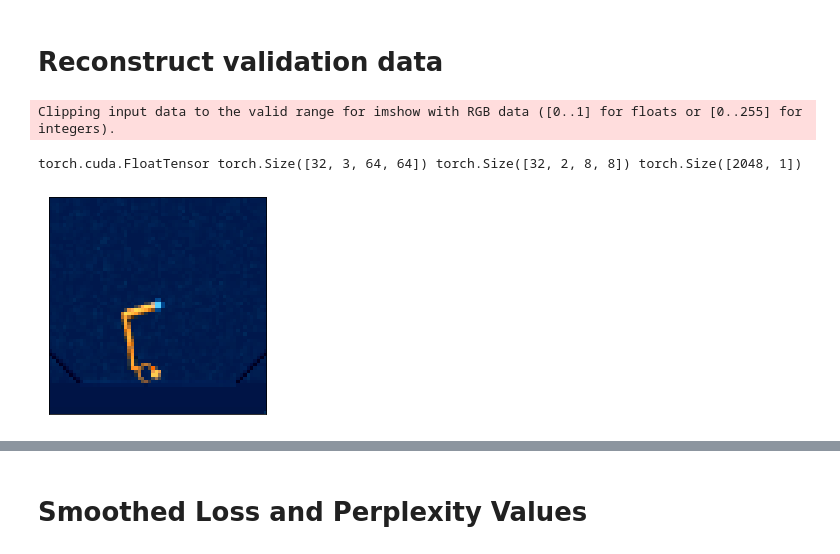
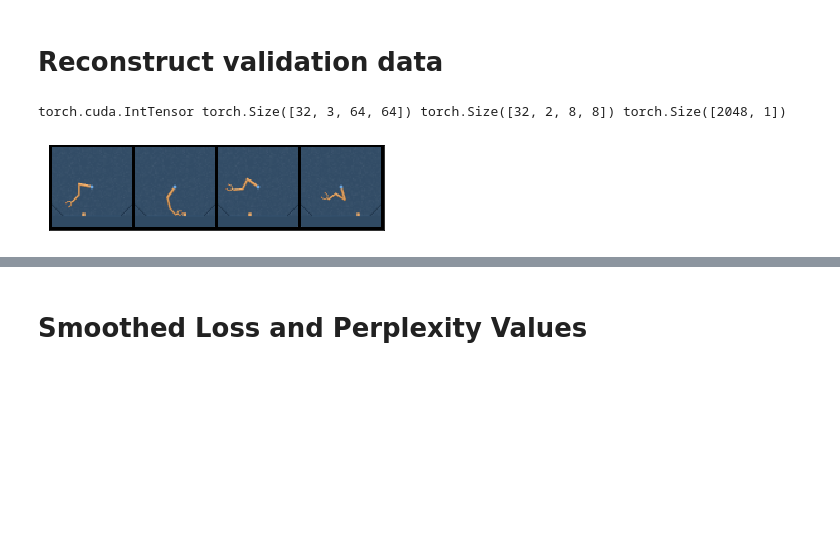
Before and after one commit to MishaLaskin/vqvae, a Jupyter notebook: visualization.ipynb, the cells around one changed output, grey strips where cells are left out. Drawn from its saved outputs; the diff is of its cells as text; code cells hidden in the pictures; blank space fills up the shorter version.

```diff
--- a/visualization.ipynb
+++ b/visualization.ipynb
@@ -109,10 +109,12 @@ Done loading data
 # Reconstruct validation data
 # %%
 x_val,x_val_recon,z_q,e_indices = reconstruct(validation_loader,model)
-
+x_val *=.5
+x_val+=.5
+x_val*=255.
+x_val = x_val.int()
 print(x_val.type(),x_val_recon.shape,z_q.shape,e_indices.shape)
-display_image_grid(x_val[:1])
+display_image_grid(x_val[:4])
 # %% [output]
-Clipping input data to the valid range for imshow with RGB data ([0..1] for floats or [0..255] for integers).
+torch.cuda.IntTensor torch.Size([32, 3, 64, 64]) torch.Size([32, 2, 8, 8]) torch.Size([2048, 1])
-torch.cuda.FloatTensor torch.Size([32, 3, 64, 64]) torch.Size([32, 2, 8, 8]) torch.Size([2048, 1])
-[figure, old version]
+[figure, new version]
```
Also changed, not shown: parts of 8 cells of this notebook, 1 other file.
